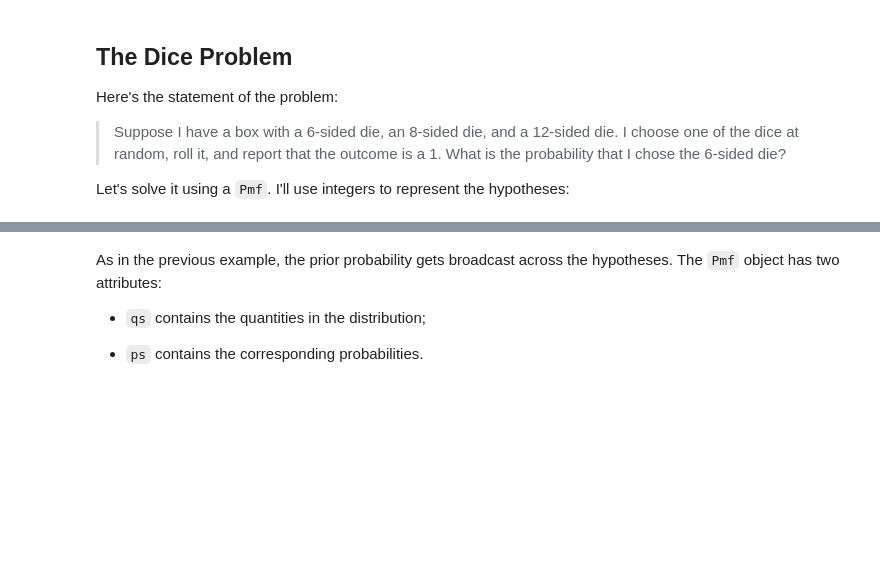
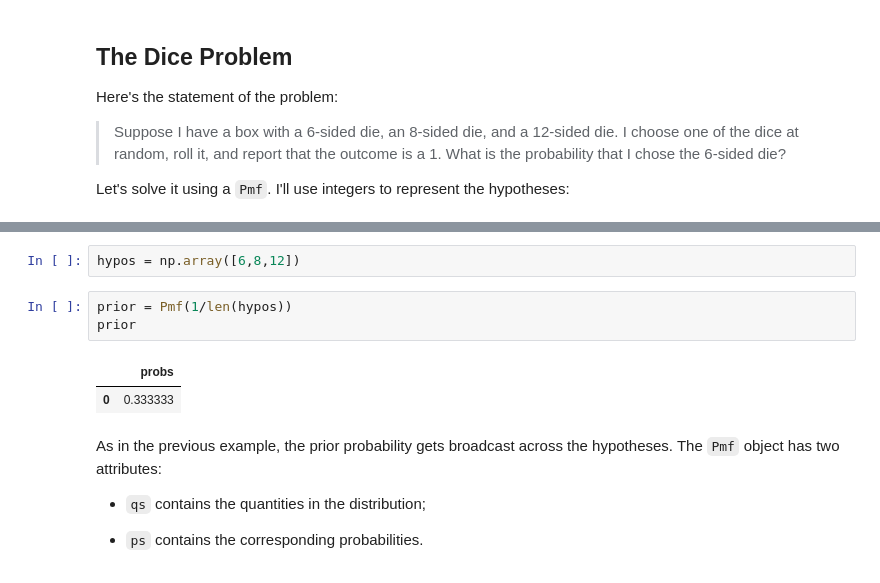
Before and after one commit to rogeranyor/BayesianInferenceUB25, a Jupyter notebook: notebooks/Session 2 - 02 Intro to Distributions.ipynb, the cells around one changed output, grey strips where cells are left out. Cells and saved outputs as stored; diff of their text form; blank space fills up the shorter version.

```diff
--- a/notebooks/Session 2 - 02 Intro to Distributions.ipynb
+++ b/notebooks/Session 2 - 02 Intro to Distributions.ipynb
@@ -403,3 +399,11 @@ prior
+# %%
+hypos = np.array([6,8,12])
+# %%
+prior = Pmf(1/len(hypos))
+prior
+# %% [output]
+|  | probs |
+| 0 | 0.333333 |
 # %% [markdown]
 As in the previous example, the prior probability gets broadcast across the hypotheses.
 The `Pmf` object has two attributes:
```
Also changed, not shown: parts of 9 cells of this notebook, 1 other file.
